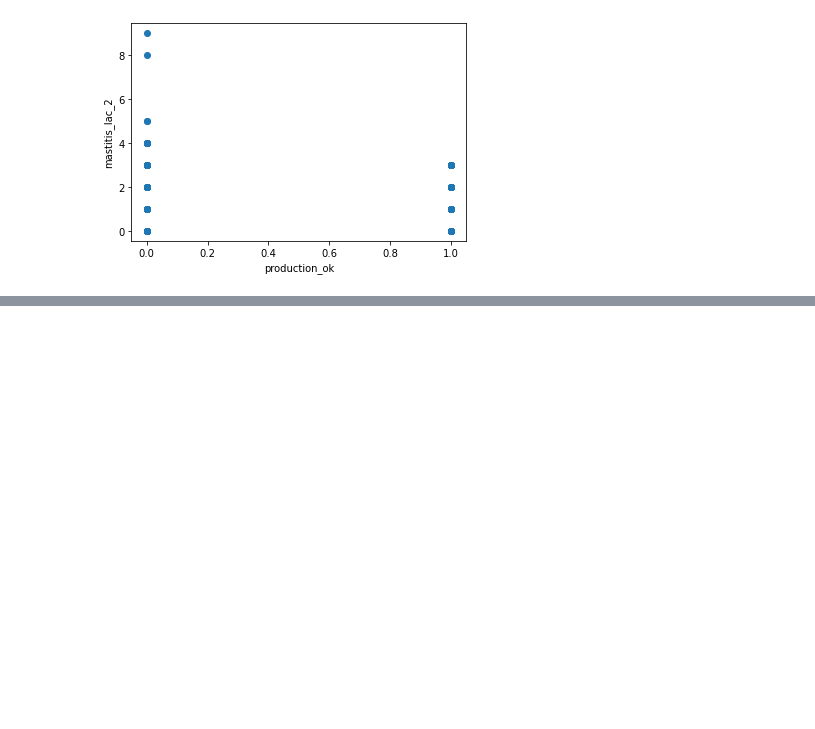
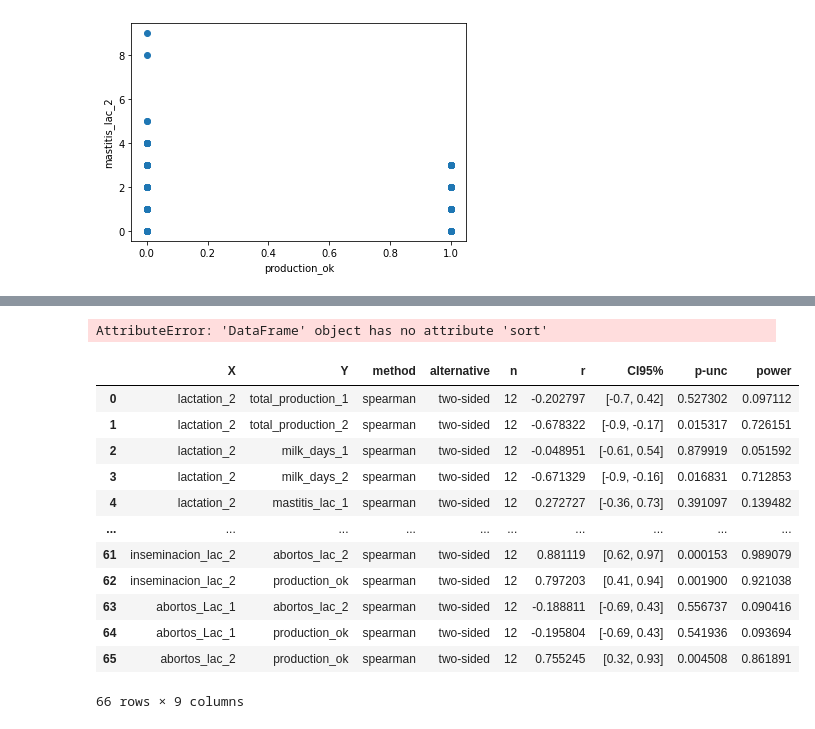
Before and after one commit to maadpeal/final_project_milk, a Jupyter notebook: EDA/Corelation_var_par2.ipynb, the cells around one changed output, grey strips where cells are left out. Saved outputs shown, nothing was run; the diff lists cells and outputs as text; code cells hidden in the pictures; blank space fills up the shorter version.

```diff
--- a/EDA/Corelation_var_par2.ipynb
+++ b/EDA/Corelation_var_par2.ipynb
@@ -167,0 +220,25 @@ plt.show()
+# %%
+import pingouin as pg
+#corr= pg.pairwise_corr(df_new, method='spearman')
+corr= pg.pairwise_corr(df_new, method='spearman')
+# %%
+#corr1 = corr.sort_values(by=(['p-unc'])['X', 'Y', 'n', 'r', 'p-unc'])
+corr.sort_values(by=['p-unc'])[['X', 'Y', 'n', 'r', 'p-unc']]
+# %% [output]
+AttributeError: 'DataFrame' object has no attribute 'sort'
+# %%
+corr
+# %% [output]
+|  | X | Y | method | alternative | n | r | CI95% | p-unc | power |
+| 0 | lactation_2 | total_production_1 | spearman | two-sided | 12 | -0.202797 | [-0.7, 0.42] | 0.527302 | 0.097112 |
+| 1 | lactation_2 | total_production_2 | spearman | two-sided | 12 | -0.678322 | [-0.9, -0.17] | 0.015317 | 0.726151 |
+| 2 | lactation_2 | milk_days_1 | spearman | two-sided | 12 | -0.048951 | [-0.61, 0.54] | 0.879919 | 0.051592 |
+| 3 | lactation_2 | milk_days_2 | spearman | two-sided | 12 | -0.671329 | [-0.9, -0.16] | 0.016831 | 0.712853 |
+| 4 | lactation_2 | mastitis_lac_1 | spearman | two-sided | 12 | 0.272727 | [-0.36, 0.73] | 0.391097 | 0.139482 |
+| ... | ... | ... | ... | ... | ... | ... | ... | ... | ... |
+| 61 | inseminacion_lac_2 | abortos_lac_2 | spearman | two-sided | 12 | 0.881119 | [0.62, 0.97] | 0.000153 | 0.989079 |
+| 62 | inseminacion_lac_2 | production_ok | spearman | two-sided | 12 | 0.797203 | [0.41, 0.94] | 0.001900 | 0.921038 |
+| 63 | abortos_Lac_1 | abortos_lac_2 | spearman | two-sided | 12 | -0.188811 | [-0.69, 0.43] | 0.556737 | 0.090416 |
+| 64 | abortos_Lac_1 | production_ok | spearman | two-sided | 12 | -0.195804 | [-0.69, 0.43] | 0.541936 | 0.093694 |
+| 65 | abortos_lac_2 | production_ok | spearman | two-sided | 12 | 0.755245 | [0.32, 0.93] | 0.004508 | 0.861891 |
+66 rows × 9 columns
```
Also changed, not shown: parts of 6 cells of this notebook.
